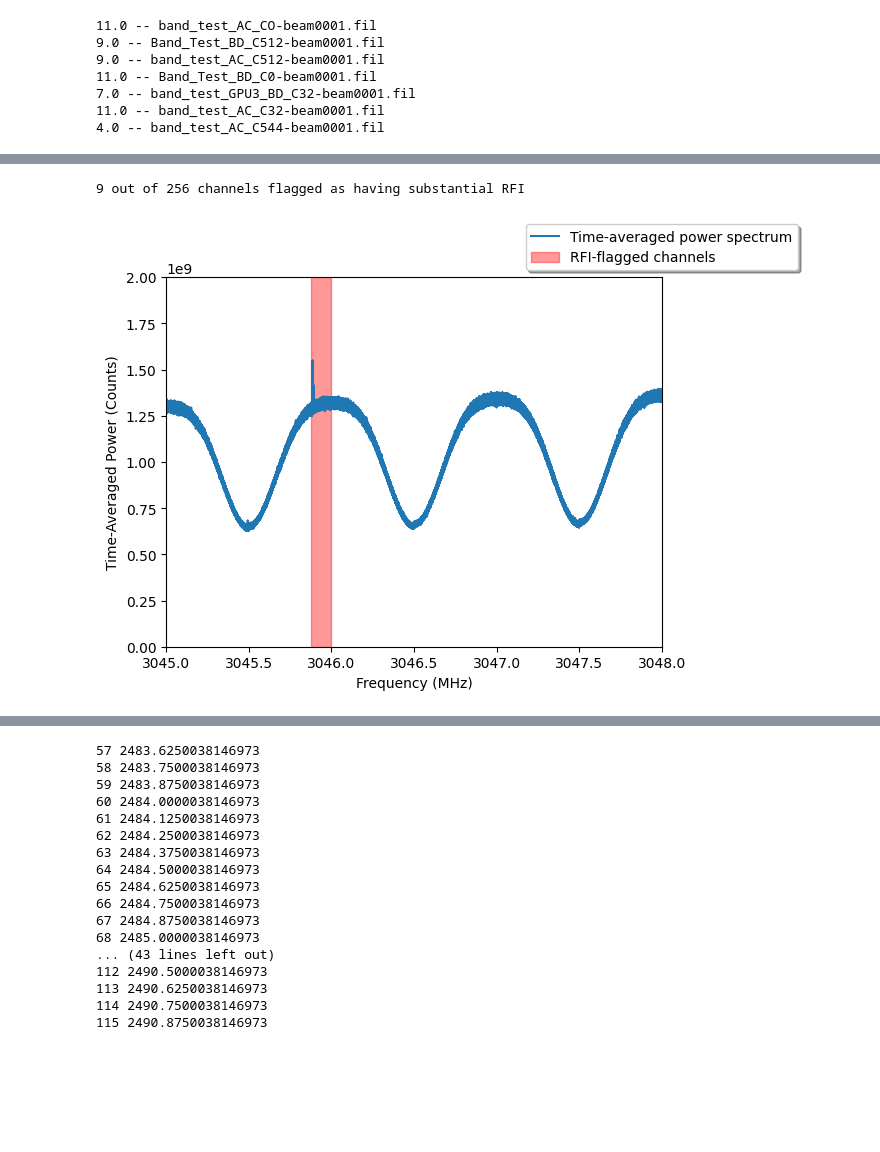
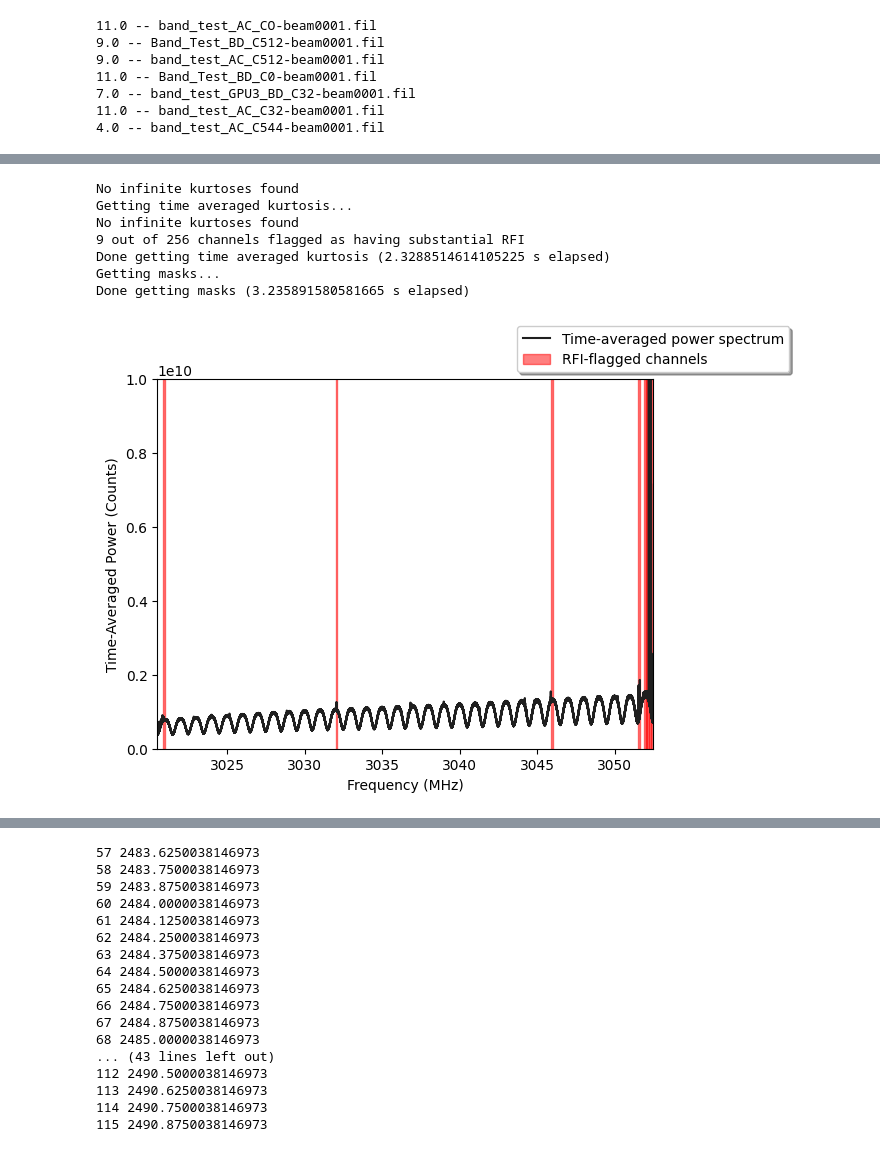
Before and after one commit to jareds-laf/playing-with-cosmic-data, a Jupyter notebook: filterbank/filterbank_rfi_id_kurtosis.ipynb, the cells around one changed output, grey strips where cells are left out. Saved outputs shown, nothing was run; the diff lists cells and outputs as text; code cells hidden in the pictures; blank space fills up the shorter version.

```diff
--- a/filterbank/filterbank_rfi_id_kurtosis.ipynb
+++ b/filterbank/filterbank_rfi_id_kurtosis.ipynb
@@ -323,11 +362,17 @@ def plot_tavg_powertemp(wf_in,
 # %%
 thrsh = 1.25
 ndivs = 256
-# %%
-plot_tavg_powertemp(water4, n_divs=ndivs, threshold=thrsh,
-                    f_start=3045, f_stop=3048, p_start=0, p_stop=0.2*10**10,
-                    show_filtered_bins=True)
-# %% [output]
-9 out of 256 channels flagged as having substantial RFI
-[figure, removed]
+# %%
+plot_tavg_powertemp(water4, n_divs=ndivs, threshold=thrsh,
+                    f_start=f_min4, f_stop=f_max4, p_start=0, p_stop=1*10**10,
+                    show_filtered_bins=True)
+# %% [output]
+No infinite kurtoses found
+Getting time averaged kurtosis...
+No infinite kurtoses found
+9 out of 256 channels flagged as having substantial RFI
+Done getting time averaged kurtosis (2.3288514614105225 s elapsed)
+Getting masks...
+Done getting masks (3.235891580581665 s elapsed)
+[figure, added]
 # %%
```
Also changed, not shown: parts of 28 cells of this notebook.
